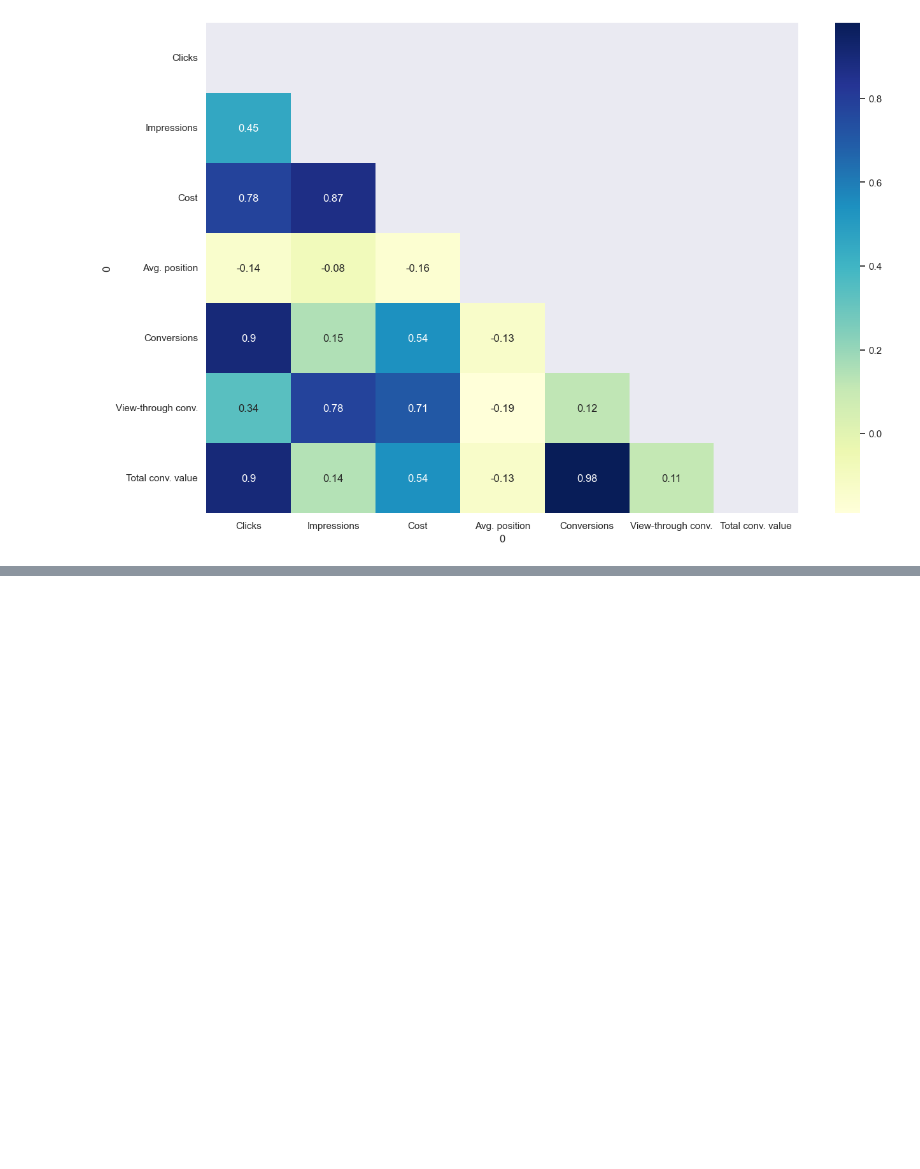
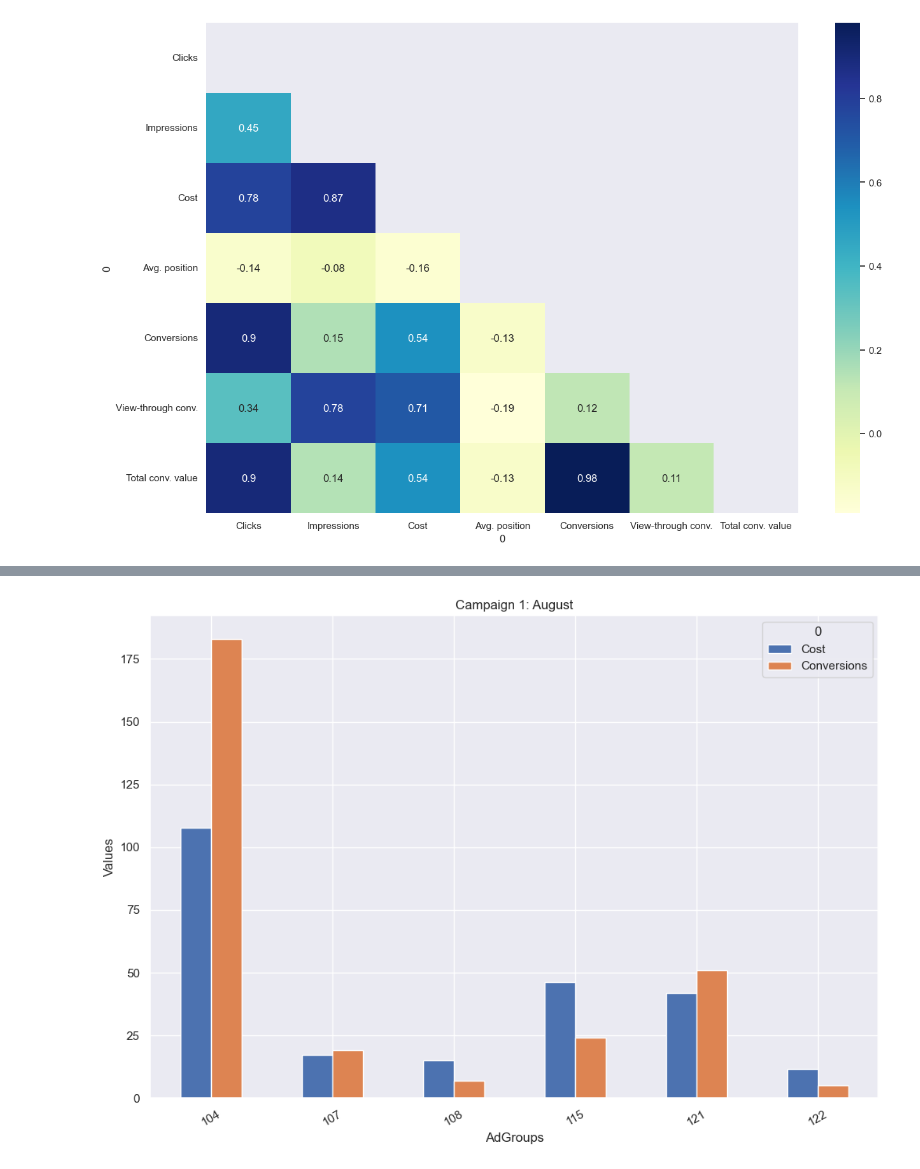
Before and after one commit to TsakalParis/Google-Ads-Analysis, a Jupyter notebook: Google Ads analysis.ipynb, the cells around one changed output, grey strips where cells are left out. Saved outputs shown, nothing was run; the diff lists cells and outputs as text; code cells hidden in the pictures; blank space fills up the shorter version.

```diff
--- a/Google Ads analysis.ipynb
+++ b/Google Ads analysis.ipynb
@@ -232,0 +239,4 @@ Text(0, 0.5, 'Values')
+# %%
+bar_plot(Campaign_1_August, adgroups_1, cost_conv, "Campaign 1: August", "AdGroups")
+# %% [output]
+[figure, added]
```
Also changed, not shown: parts of 40 cells of this notebook.
